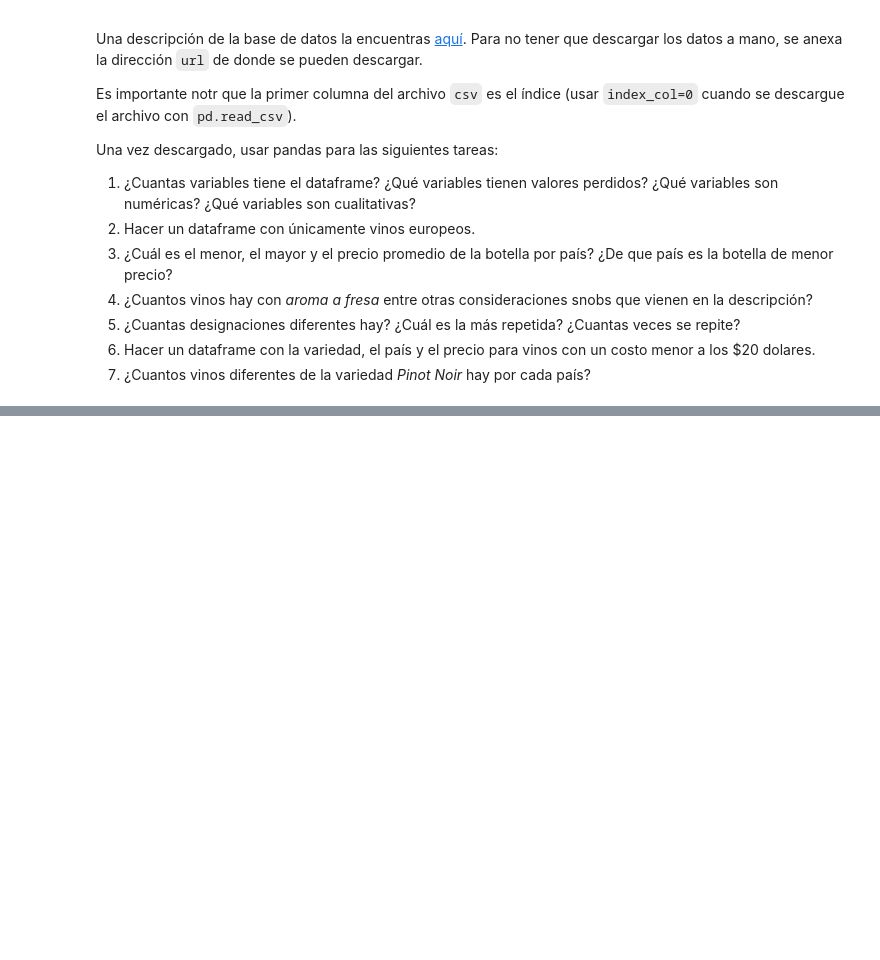
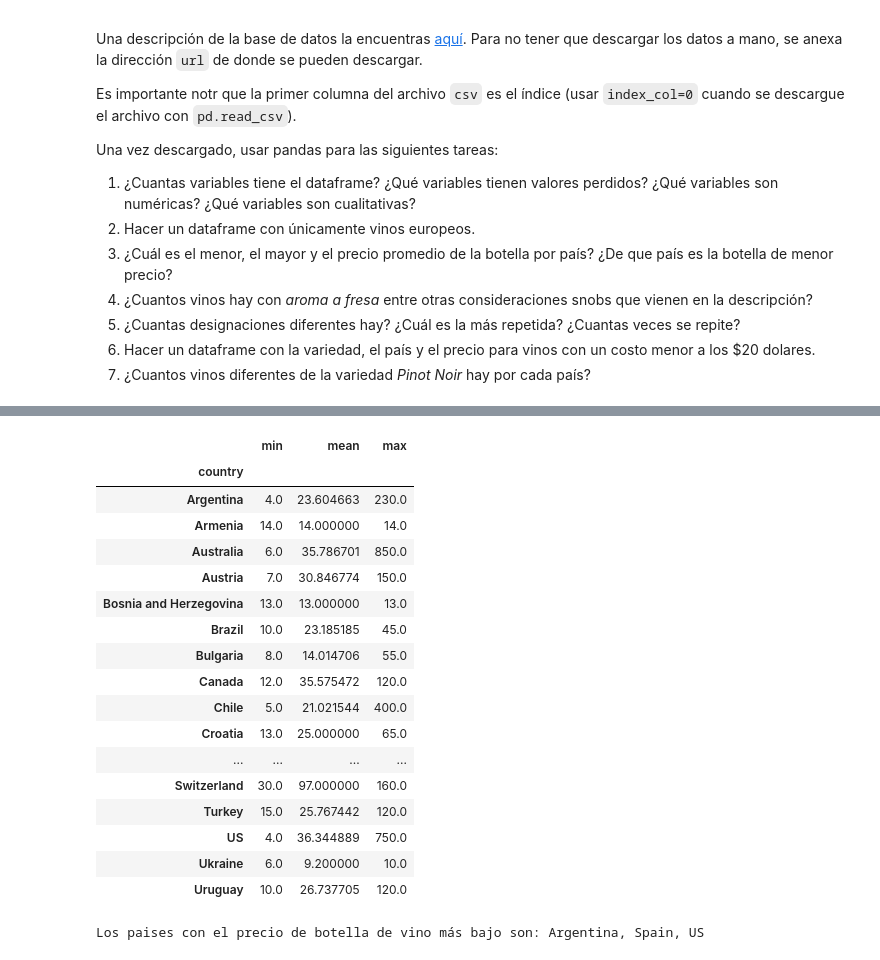
Before and after one commit to fofojaramillo/maestria-propedeuticos, a Jupyter notebook: Programacion/intro_pandas.ipynb, the cells around one changed output, grey strips where cells are left out. Drawn from its saved outputs; the diff is of its cells as text; code cells hidden in the pictures; blank space fills up the shorter version.

```diff
--- a/Programacion/intro_pandas.ipynb
+++ b/Programacion/intro_pandas.ipynb
@@ -548,5 +625,33 @@ winmag_url = 'https://gist.githubusercontent.com/clairehq/79acab35be50eaf1c38394
 # %%
 # ¿Cuál es el menor, el mayor y el precio promedio de la botella por país?
-# ¿De que país es la botella de menor precio?
+
+reviews.groupby(['country']).price.agg([min,'mean',max])
+# %% [output]
+|  | min | mean | max |
+| country |  |  |  |
+| Argentina | 4.0 | 23.604663 | 230.0 |
+| Armenia | 14.0 | 14.000000 | 14.0 |
+| Australia | 6.0 | 35.786701 | 850.0 |
+| Austria | 7.0 | 30.846774 | 150.0 |
+| Bosnia and Herzegovina | 13.0 | 13.000000 | 13.0 |
+| Brazil | 10.0 | 23.185185 | 45.0 |
+| Bulgaria | 8.0 | 14.014706 | 55.0 |
+| Canada | 12.0 | 35.575472 | 120.0 |
+| Chile | 5.0 | 21.021544 | 400.0 |
+| Croatia | 13.0 | 25.000000 | 65.0 |
+| ... | ... | ... | ... |
+| Switzerland | 30.0 | 97.000000 | 160.0 |
+| Turkey | 15.0 | 25.767442 | 120.0 |
+| US | 4.0 | 36.344889 | 750.0 |
+| Ukraine | 6.0 | 9.200000 | 10.0 |
+| Uruguay | 10.0 | 26.737705 | 120.0 |
+# %%
+# ¿De que país es la botella de menor precio?
+low_prices = reviews.groupby('country')['price'].min()
+country_low_price = low_prices[low_prices == low_prices.min()].index
+
+print('Los paises con el precio de botella de vino más bajo son:',', '.join(country_low_price))
+# %% [output]
+Los paises con el precio de botella de vino más bajo son: Argentina, Spain, US
 # %%
 # ¿Cuantos vinos hay con *aroma a fresa* entre otras consideraciones snobs que vienen en la descripción?
```
Also changed, not shown: parts of 11 cells of this notebook, 4 other files.
